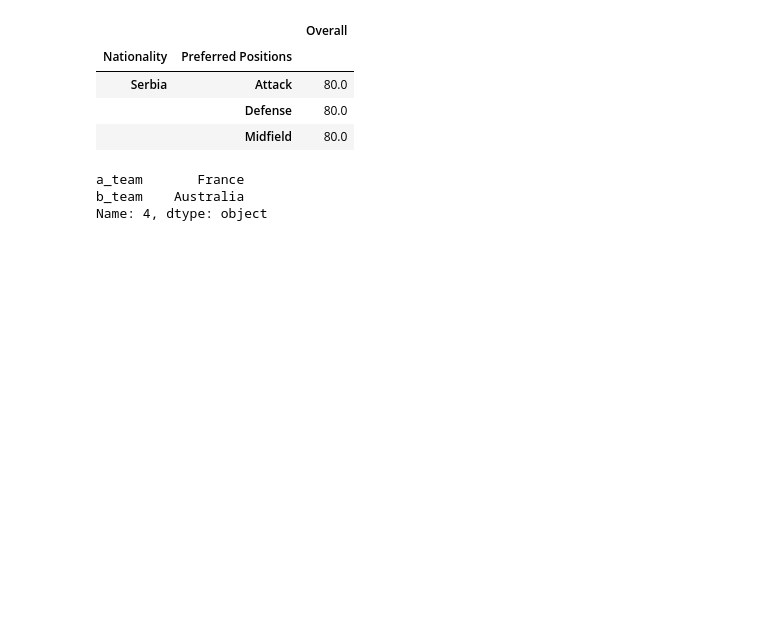
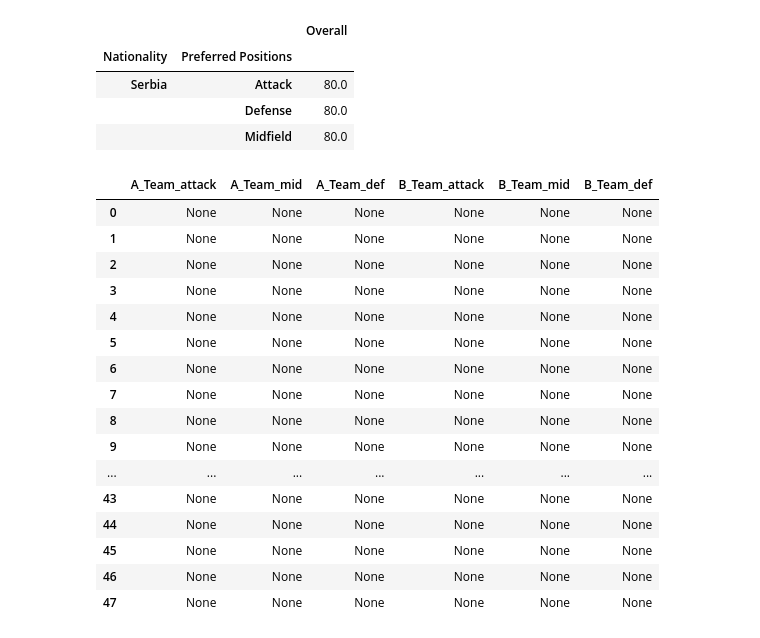
Before and after one commit to MikeStrenk/Modeling-the-World-Cup-2018, a Jupyter notebook: match-simulator-code-notebook.ipynb, the cells around one changed output. Cells and saved outputs as stored; diff of their text form; code cells hidden in the pictures; blank space fills up the shorter version.

```diff
--- a/match-simulator-code-notebook.ipynb
+++ b/match-simulator-code-notebook.ipynb
@@ -826,13 +924,28 @@ player_overall_df[mask].head(13).groupby(groupby_cols).mean().round(0)
 # %%
 # group_stage_matches_df = get_bulk_team_stats(schedule_df)
 # group_stage_matches_df.shape
 
 group_stage_matches_df = get_bulk_team_stats(schedule_df)
 schedule_df.iloc[4]
+group_stage_matches_df
 # %% [output]
-a_team       France
-b_team    Australia
-Name: 4, dtype: object
+|  | A_Team_attack | A_Team_mid | A_Team_def | B_Team_attack | B_Team_mid | B_Team_def |
+| 0 | None | None | None | None | None | None |
+| 1 | None | None | None | None | None | None |
+| 2 | None | None | None | None | None | None |
+| 3 | None | None | None | None | None | None |
+| 4 | None | None | None | None | None | None |
+| 5 | None | None | None | None | None | None |
+| 6 | None | None | None | None | None | None |
+| 7 | None | None | None | None | None | None |
+| 8 | None | None | None | None | None | None |
+| 9 | None | None | None | None | None | None |
+| ... | ... | ... | ... | ... | ... | ... |
+| 43 | None | None | None | None | None | None |
+| 44 | None | None | None | None | None | None |
+| 45 | None | None | None | None | None | None |
+| 46 | None | None | None | None | None | None |
+| 47 | None | None | None | None | None | None |
 # %%
 a_team_odds = []
 b_team_odds = []
```
Also changed, not shown: parts of 29 cells of this notebook.
